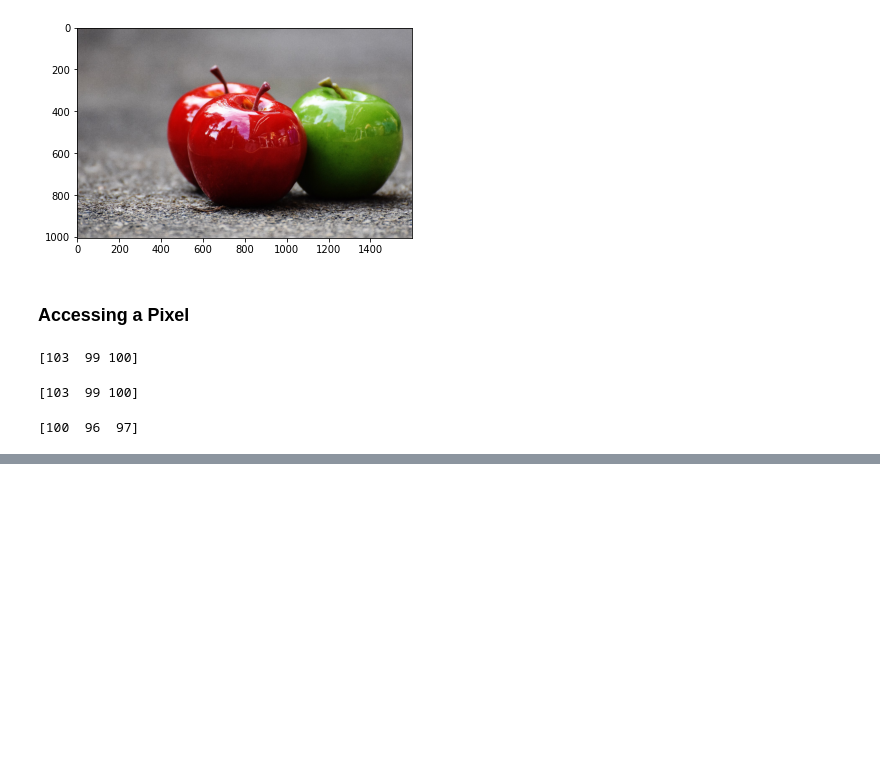
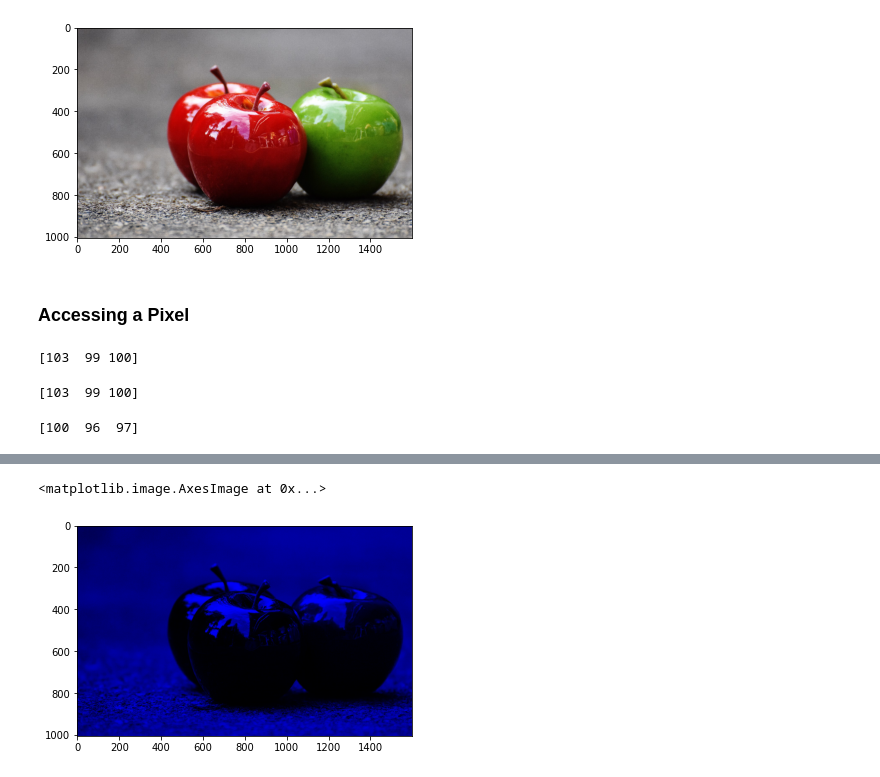
Before and after one commit to ryann-arruda/digital-image-processing, a Jupyter notebook: digital_image_processing.ipynb, the cells around one changed output, grey strips where cells are left out. Drawn from its saved outputs; the diff is of its cells as text; code cells hidden in the pictures; blank space fills up the shorter version.

```diff
--- a/digital_image_processing.ipynb
+++ b/digital_image_processing.ipynb
@@ -76,0 +101,11 @@ print(image_arr[100][14])
+# %%
+# Displaying the BLUE color channel
+image_r = np.array(image)
+
+image_r[:,:,0] = 0
+image_r[:,:,1] = 0
+
+plt.imshow(image_r)
+# %% [output]
+<matplotlib.image.AxesImage at 0x...>
+[figure, added]
```
Also changed, not shown: parts of 3 cells of this notebook.
